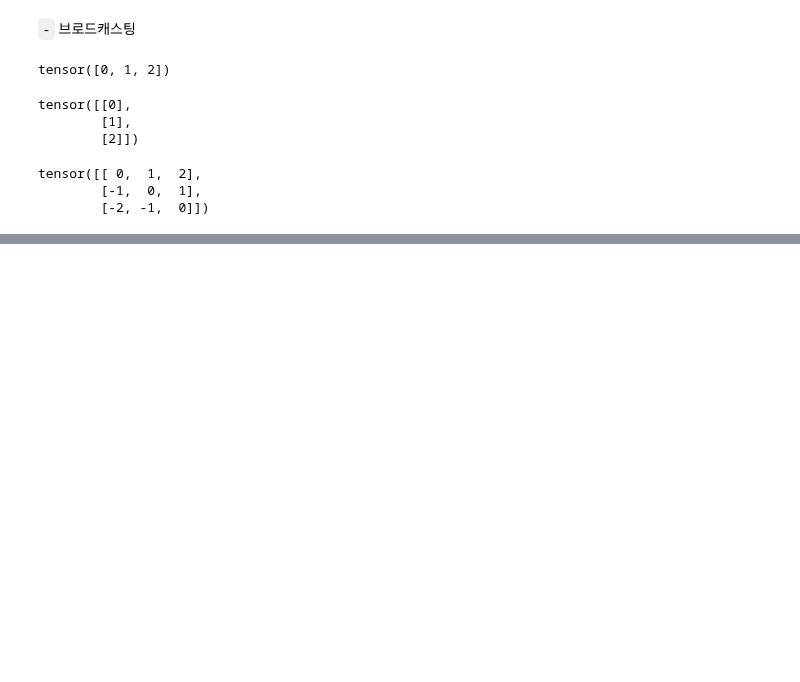
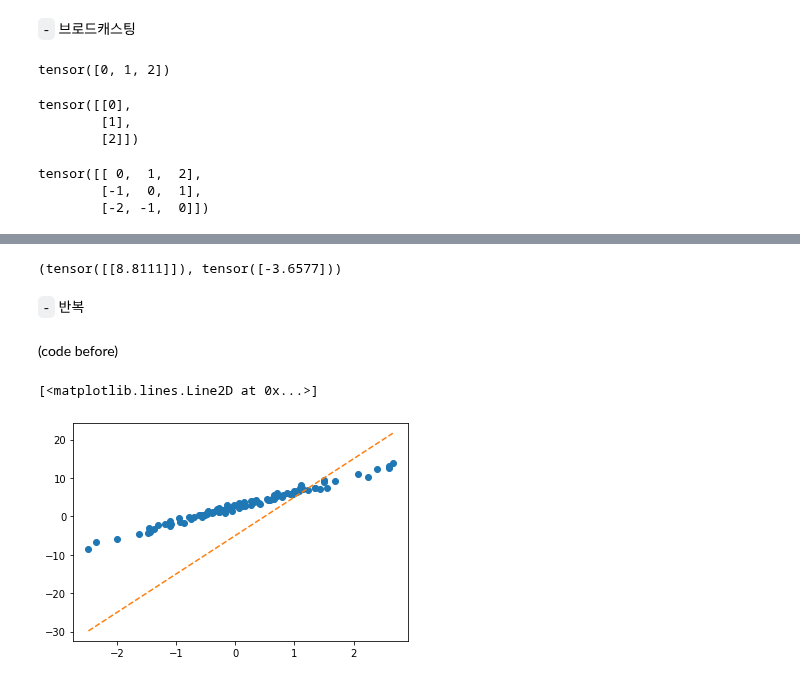
Before and after one commit to guebin/DL2022_backup, a Jupyter notebook: _notebooks/draft.ipynb, the cells around one changed output, grey strips where cells are left out. Cells and saved outputs as stored; diff of their text form; code cells hidden in the pictures; blank space fills up the shorter version.

```diff
--- a/_notebooks/draft.ipynb
+++ b/_notebooks/draft.ipynb
@@ -406,0 +268,3 @@ tensor([[-13.4225,  11.8893]])
+# %%
+df = pd.read_csv("https://raw.githubusercontent.com/guebin/DL2022/master/_notebooks/2022-09-22-regression.csv")
+df
@@ -406,0 +287,4 @@ tensor([[-13.4225,  11.8893]])
+# %%
+x= torch.tensor(df.x,dtype=torch.float32).reshape(100,1)
+y= torch.tensor(df.y,dtype=torch.float32).reshape(100,1)
+X= torch.tensor([[1]*100,x]).T
@@ -406,0 +352,8 @@ tensor([[-13.4225,  11.8893]])
+# %%
+net.weight.data,net.bias.data
+# %% [output]
+(tensor([[8.8111]]), tensor([-3.6577]))
+# %% [markdown]
+`-` 반복
+# %% [markdown]
+(code before)
@@ -406,0 +362,6 @@ tensor([[-13.4225,  11.8893]])
+# %%
+plt.plot(x,y,'o')
+plt.plot(x,(X@What).data,'--')
+# %% [output]
+[<matplotlib.lines.Line2D at 0x...>]
+[figure, added]
```
Also changed, not shown: parts of 164 cells of this notebook.
